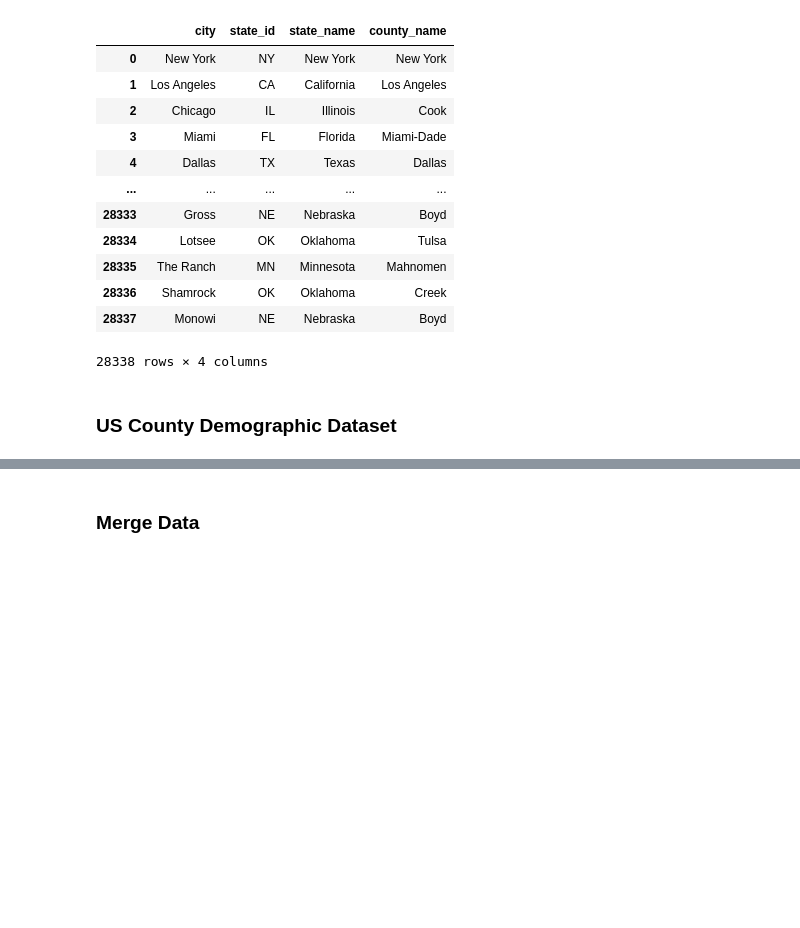
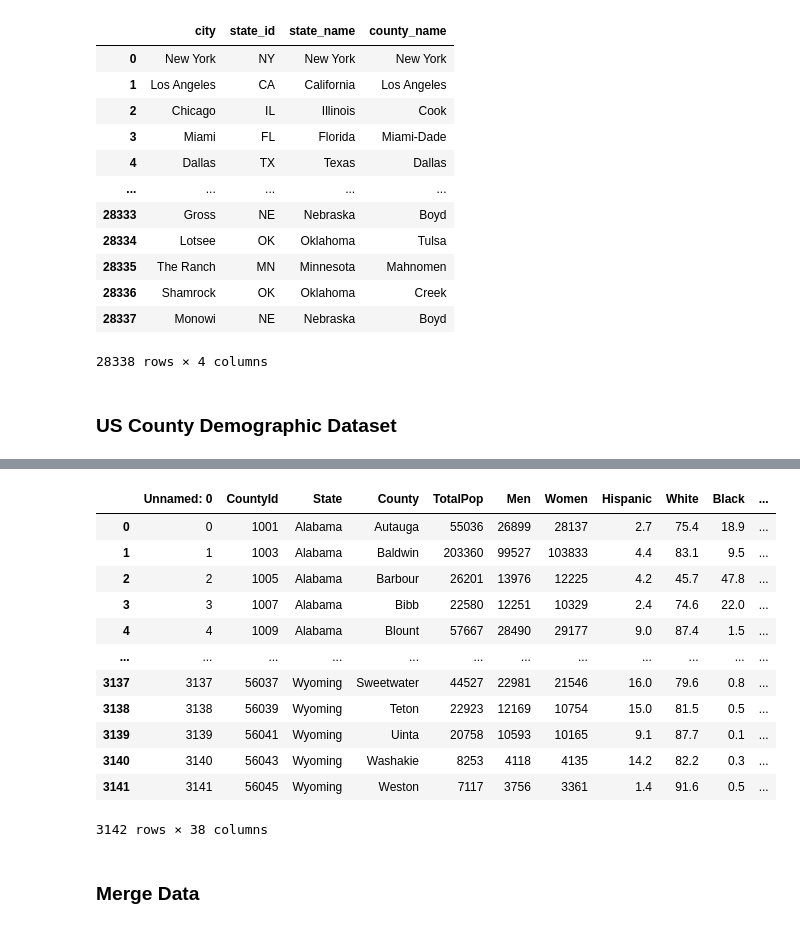
Before and after one commit to sarahEllwein/StarbucksLocationModel, a Jupyter notebook: analysis.ipynb, the cells around one changed output, grey strips where cells are left out. Cells and saved outputs as stored; diff of their text form; code cells hidden in the pictures; blank space fills up the shorter version.

```diff
--- a/analysis.ipynb
+++ b/analysis.ipynb
@@ -110,3 +69,21 @@ demographic
+# %%
+demographic = demographic[demographic['State'] != 'Puerto Rico']
+demographic["County"] = demographic["County"].apply(lambda x: ' '.join(x.split()[0:-1]))
+demographic
+# %% [output]
+|  | Unnamed: 0 | CountyId | State | County | TotalPop | Men | Women | Hispanic | White | Black | ... |
+| 0 | 0 | 1001 | Alabama | Autauga | 55036 | 26899 | 28137 | 2.7 | 75.4 | 18.9 | ... |
+| 1 | 1 | 1003 | Alabama | Baldwin | 203360 | 99527 | 103833 | 4.4 | 83.1 | 9.5 | ... |
+| 2 | 2 | 1005 | Alabama | Barbour | 26201 | 13976 | 12225 | 4.2 | 45.7 | 47.8 | ... |
+| 3 | 3 | 1007 | Alabama | Bibb | 22580 | 12251 | 10329 | 2.4 | 74.6 | 22.0 | ... |
+| 4 | 4 | 1009 | Alabama | Blount | 57667 | 28490 | 29177 | 9.0 | 87.4 | 1.5 | ... |
+| ... | ... | ... | ... | ... | ... | ... | ... | ... | ... | ... | ... |
+| 3137 | 3137 | 56037 | Wyoming | Sweetwater | 44527 | 22981 | 21546 | 16.0 | 79.6 | 0.8 | ... |
+| 3138 | 3138 | 56039 | Wyoming | Teton | 22923 | 12169 | 10754 | 15.0 | 81.5 | 0.5 | ... |
+| 3139 | 3139 | 56041 | Wyoming | Uinta | 20758 | 10593 | 10165 | 9.1 | 87.7 | 0.1 | ... |
+| 3140 | 3140 | 56043 | Wyoming | Washakie | 8253 | 4118 | 4135 | 14.2 | 82.2 | 0.3 | ... |
+| 3141 | 3141 | 56045 | Wyoming | Weston | 7117 | 3756 | 3361 | 1.4 | 91.6 | 0.5 | ... |
+3142 rows × 38 columns
 # %% [markdown]
 ### Merge Data
 # %%
```
Also changed, not shown: parts of 15 cells of this notebook.
